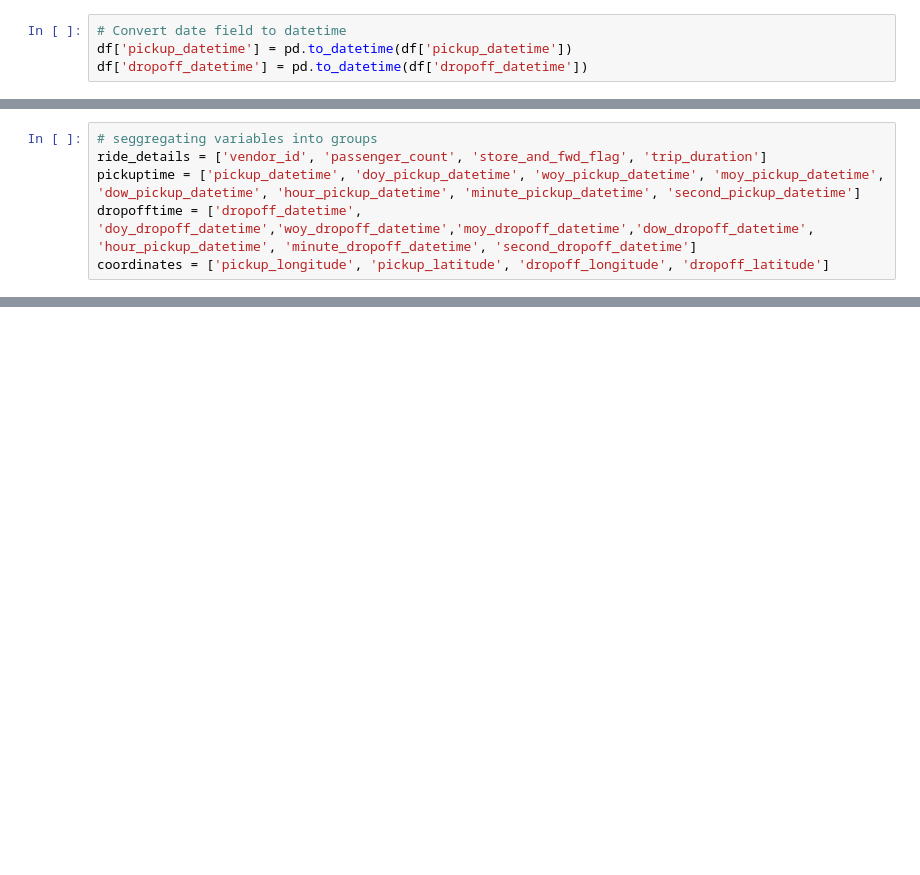
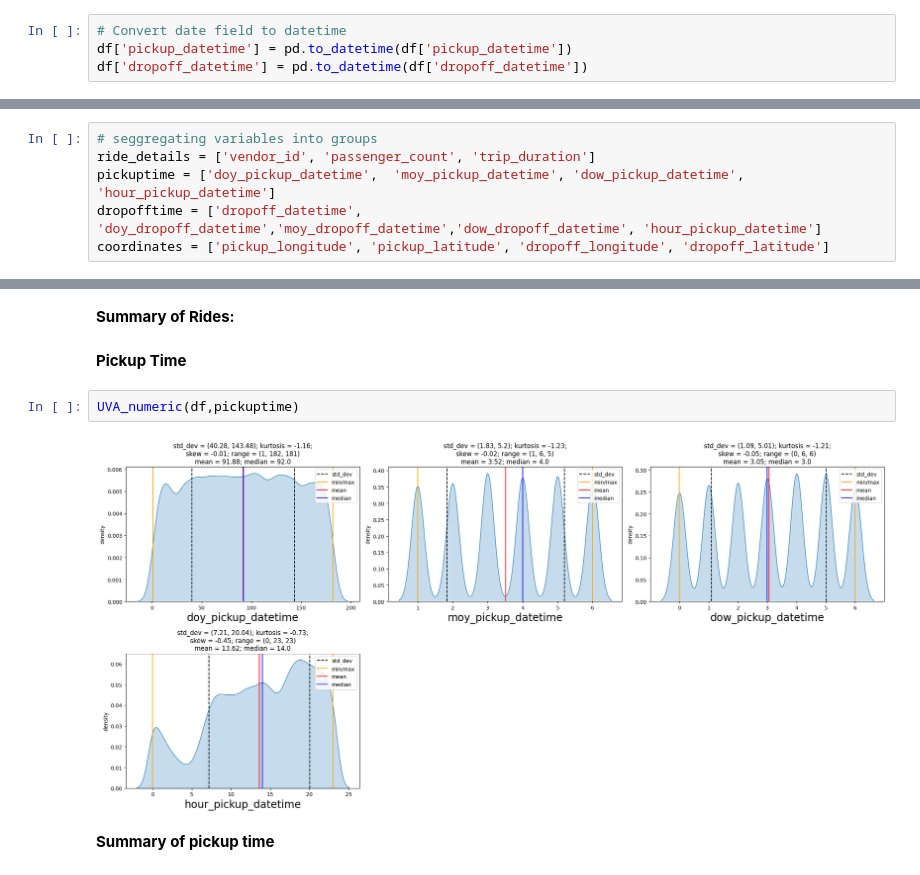
Before and after one commit to namozhdehi/KSR, a Jupyter notebook: NYC_Taxi_EDA.ipynb, the cells around one changed output, grey strips where cells are left out. Saved outputs shown, nothing was run; the diff lists cells and outputs as text; blank space fills up the shorter version.

```diff
--- a/NYC_Taxi_EDA.ipynb
+++ b/NYC_Taxi_EDA.ipynb
@@ -214,7 +282,7 @@ df.select_dtypes(include=['int64', 'int32','float64','Int64']).dtypes
 dtype: object
 # %%
 # seggregating variables into groups
-ride_details = ['vendor_id', 'passenger_count', 'store_and_fwd_flag', 'trip_duration']
-pickuptime = ['pickup_datetime', 'doy_pickup_datetime', 'woy_pickup_datetime', 'moy_pickup_datetime', 'dow_pickup_datetime', 'hour_pickup_datetime', 'minute_pickup_datetime', 'second_pickup_datetime']
-dropofftime = ['dropoff_datetime', 'doy_dropoff_datetime','woy_dropoff_datetime','moy_dropoff_datetime','dow_dropoff_datetime', 'hour_pickup_datetime', 'minute_dropoff_datetime', 'second_dropoff_datetime']
+ride_details = ['vendor_id', 'passenger_count', 'trip_duration']
+pickuptime = ['doy_pickup_datetime',  'moy_pickup_datetime', 'dow_pickup_datetime', 'hour_pickup_datetime']
+dropofftime = ['dropoff_datetime', 'doy_dropoff_datetime','moy_dropoff_datetime','dow_dropoff_datetime', 'hour_pickup_datetime']
 coordinates = ['pickup_longitude', 'pickup_latitude', 'dropoff_longitude', 'dropoff_latitude']
@@ -272,0 +367,10 @@ TypeError: lineplot() takes from 0 to 1 positional arguments but 2 were given
+# %% [markdown]
+**Summary of Rides:**
+# %% [markdown]
+**Pickup Time**
+# %%
+UVA_numeric(df,pickuptime)
+# %% [output]
+[figure, added]
+# %% [markdown]
+**Summary of pickup time**
```
Also changed, not shown: parts of 46 cells of this notebook.
